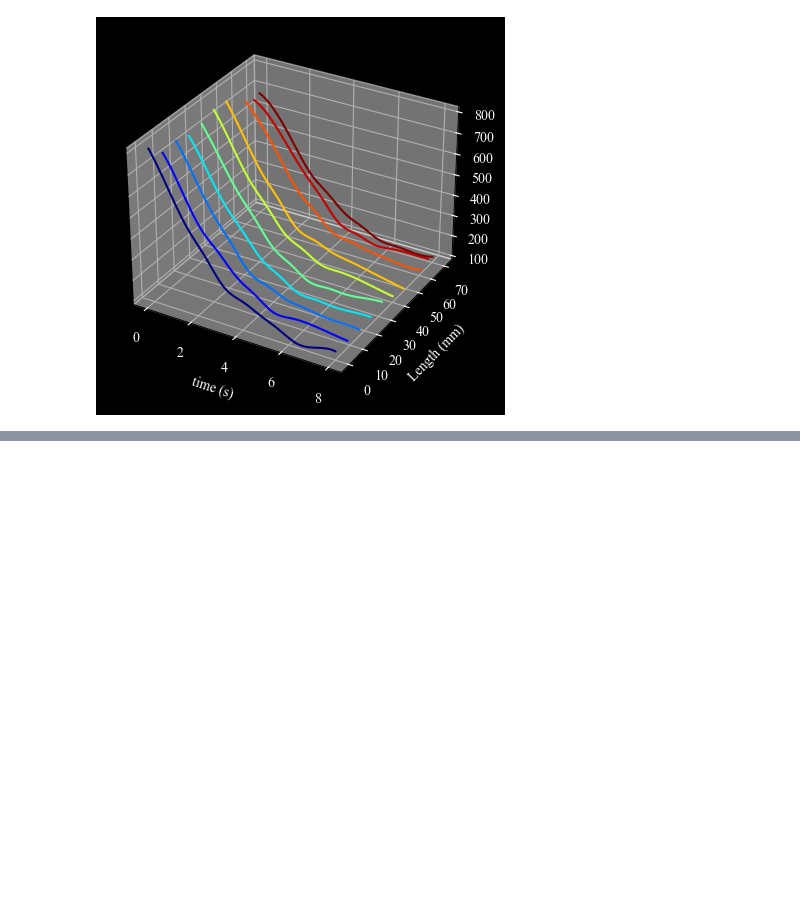
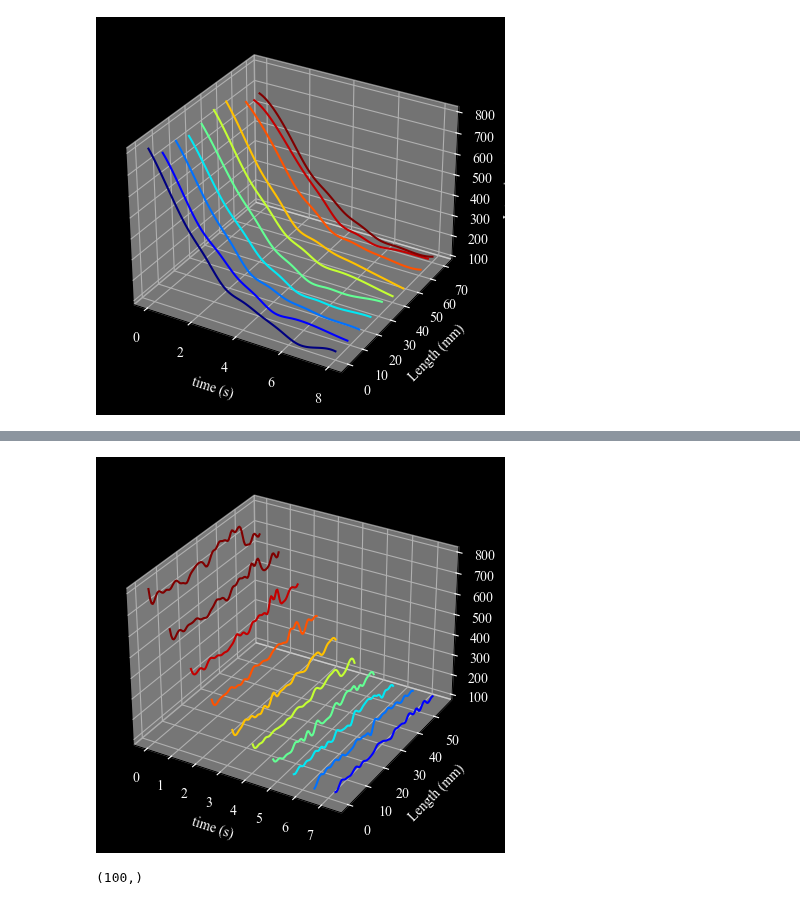
Before and after one commit to aseresti/ContrastDispersion, a Jupyter notebook: scripts/TestAutoPipeline.ipynb, the cells around one changed output, grey strips where cells are left out. Saved outputs shown, nothing was run; the diff lists cells and outputs as text; code cells hidden in the pictures; blank space fills up the shorter version.

Commit message:
Add C along vessel

```diff
--- a/scripts/TestAutoPipeline.ipynb
+++ b/scripts/TestAutoPipeline.ipynb
@@ -879,0 +910,32 @@ ax.zaxis.label.set_color("white")
+# %%
+fig = plt.figure(facecolor="black")
+ax = fig.add_subplot(111, projection='3d', facecolor = "black")
+plt.set_cmap('jet_r')
+step = len(time) // 10
+time_ = np.array(time)[::step][:10]
+idx = [np.where(time == i)[0][0] for i in time_]
+for j, l in enumerate(idx):
+    arr = C_interp[:,l]
+    t_ = time_[j]*np.ones(len(arr))
+    ax.plot(t_, x_new, arr, color = cm.jet((len(idx)-j)*30))
+
+
+ax.set_xlabel("time (s)")
+ax.set_ylabel("Length (mm)")
+ax.tick_params(colors="white")
+ax.xaxis.label.set_color("white")
+ax.yaxis.label.set_color("white")
+ax.zaxis.label.set_color("white")
+# %% [output]
+[figure, added]
+# %%
+Length = L.max() - L.min() #Length of domain
+N = C_interp.shape[0] #number of points along the x
+dx = Length/N #spatial differences
+kappa = 2*np.pi*np.fft.fftfreq(N, dx)
+
+C0 = C_interp[:,0] #Contrast dispersion at the time of zero along the vessel
+C0hat = np.fft.fft(C0)
+C0hat.shape
+# %% [output]
+(100,)
```
Also changed, not shown: parts of 4 cells of this notebook.
